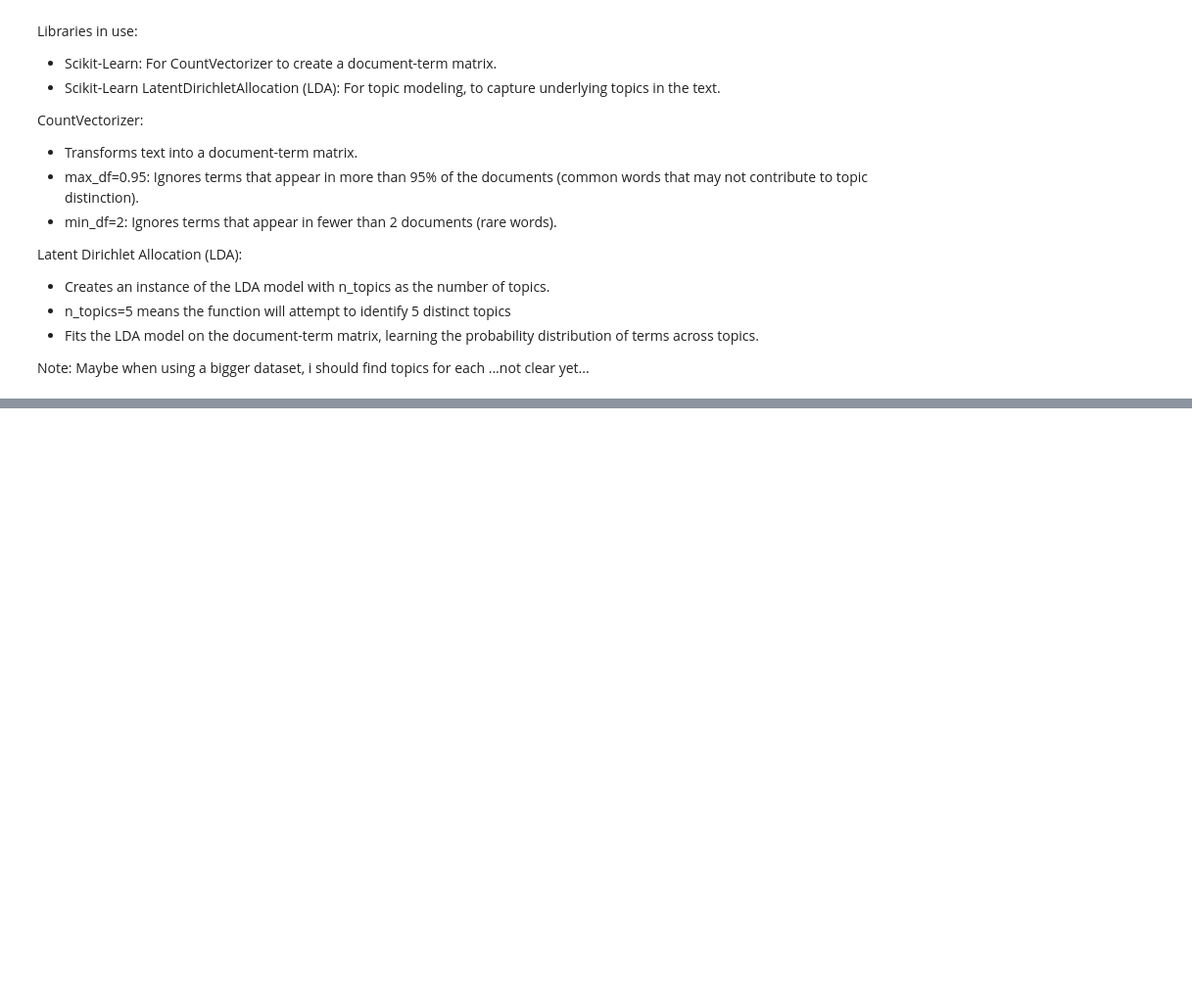
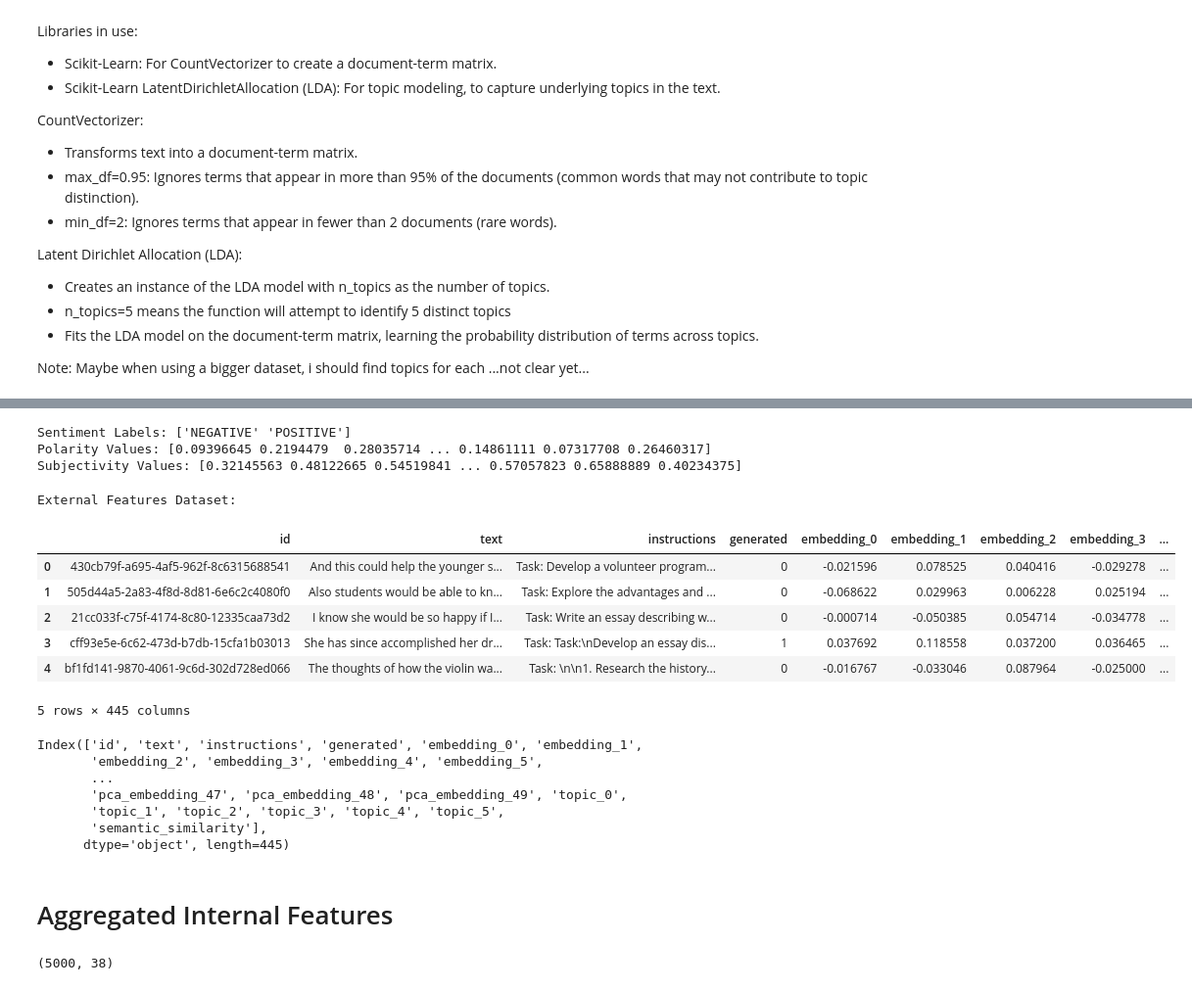
Before and after one commit to yukaberry/detect_ai_content, a Jupyter notebook: notebooks/texts/lina_texts_feature_eng.ipynb, the cells around one changed output, grey strips where cells are left out. Shown at 98% size. Saved outputs shown, nothing was run; the diff lists cells and outputs as text; code cells hidden in the pictures; blank space fills up the shorter version.

```diff
--- a/notebooks/texts/lina_texts_feature_eng.ipynb
+++ b/notebooks/texts/lina_texts_feature_eng.ipynb
@@ -797,0 +602,4 @@ plt.show()
+# %%
+topic_features = topic_modeling_features(df, text_column='text', n_topics=6)
+# %%
+semantic_features = cosine_similarity_features(df, cluster_labels, reference_texts, text_column='text')
@@ -797,0 +624,7 @@ plt.show()
+# %%
+# Concatenate external features
+external_features = pd.concat([
+    embedding_features_df,
+    topic_features,
+    semantic_features
+], axis=1)
@@ -797,0 +661,30 @@ plt.show()
+# %%
+# Unique values for each column individually
+print("Sentiment Labels:", internal_df['sentiment'].unique())
+# %% [output]
+Sentiment Labels: ['NEGATIVE' 'POSITIVE']
+Polarity Values: [0.09396645 0.2194479  0.28035714 ... 0.14861111 0.07317708 0.26460317]
+Subjectivity Values: [0.32145563 0.48122665 0.54519841 ... 0.57057823 0.65888889 0.40234375]
+# %%
+print("External Features Dataset:")
+display(external_df.head())
+external_df.shape
+print(external_df.columns)
+# %% [output]
+External Features Dataset:
+|  | id | text | instructions | generated | embedding_0 | embedding_1 | embedding_2 | embedding_3 | ... |
+| 0 | 430cb79f-a695-4af5-962f-8c6315688541 | And this could help the younger s... | Task: Develop a volunteer program... | 0 | -0.021596 | 0.078525 | 0.040416 | -0.029278 | ... |
+| 1 | 505d44a5-2a83-4f8d-8d81-6e6c2c4080f0 | Also students would be able to kn... | Task: Explore the advantages and ... | 0 | -0.068622 | 0.029963 | 0.006228 | 0.025194 | ... |
+| 2 | 21cc033f-c75f-4174-8c80-12335caa73d2 | I know she would be so happy if I... | Task: Write an essay describing w... | 0 | -0.000714 | -0.050385 | 0.054714 | -0.034778 | ... |
+| 3 | cff93e5e-6c62-473d-b7db-15cfa1b03013 | She has since accomplished her dr... | Task: Task:\nDevelop an essay dis... | 1 | 0.037692 | 0.118558 | 0.037200 | 0.036465 | ... |
+| 4 | bf1fd141-9870-4061-9c6d-302d728ed066 | The thoughts of how the violin wa... | Task: \n\n1. Research the history... | 0 | -0.016767 | -0.033046 | 0.087964 | -0.025000 | ... |
+5 rows × 445 columns
+Index(['id', 'text', 'instructions', 'generated', 'embedding_0', 'embedding_1',
+       'embedding_2', 'embedding_3', 'embedding_4', 'embedding_5',
+       ...
+       'pca_embedding_47', 'pca_embedding_48', 'pca_embedding_49', 'topic_0',
+       'topic_1', 'topic_2', 'topic_3', 'topic_4', 'topic_5',
+       'semantic_similarity'],
+      dtype='object', length=445)
+# %% [markdown]
+# Aggregated Internal Features
@@ -797,0 +732,9 @@ plt.show()
+# %%
+# Generate the aggregated internal features
+internal_aggregated = aggregate_internal_features(internal_df)
+
+# Optionally, add the target column for correlation analysis
+internal_aggregated['generated'] = internal_df['generated']
+internal_aggregated.shape
+# %% [output]
+(5000, 38)
```
Also changed, not shown: parts of 82 cells of this notebook.
